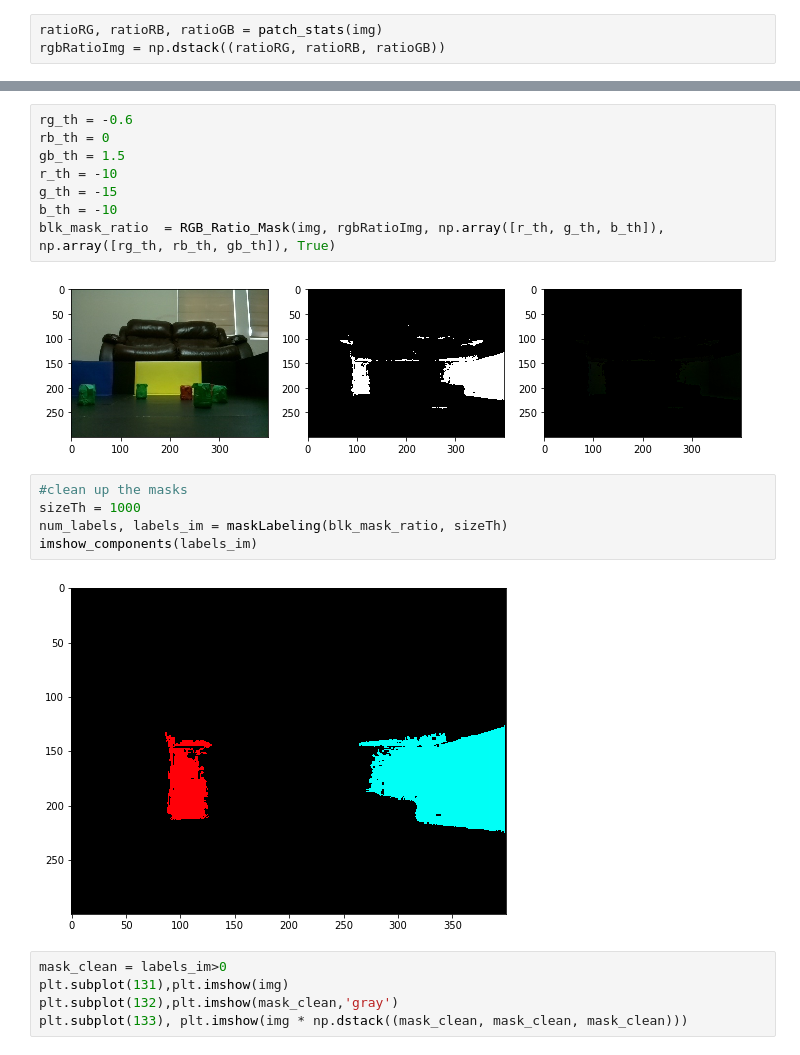
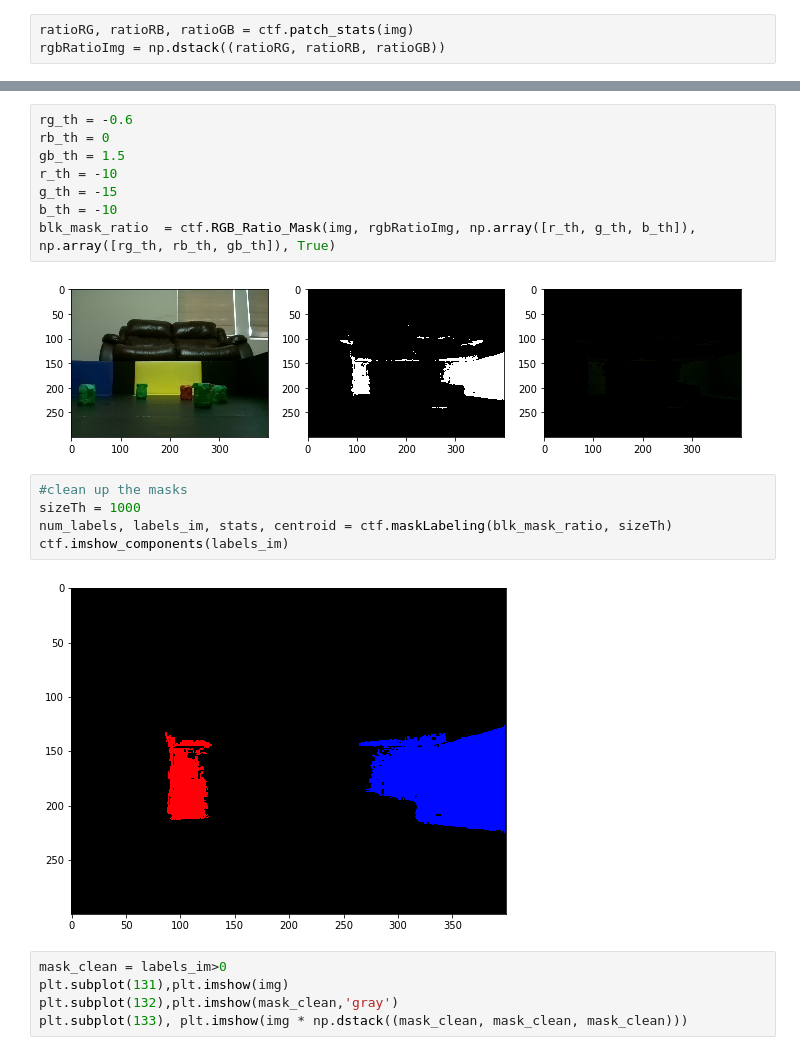
Before and after one commit to kittycattylollipop/raspberrypi, a Jupyter notebook: car_driving/opencvpy/color_target.ipynb, the cells around one changed output, grey strips where cells are left out. Drawn from its saved outputs; the diff is of its cells as text.

```diff
--- a/car_driving/opencvpy/color_target.ipynb
+++ b/car_driving/opencvpy/color_target.ipynb
@@ -35,7 +39,7 @@ plt.imshow(imgb,'gray')
 <matplotlib.image.AxesImage at 0x...>
 [figure]
 # %%
-ratioRG, ratioRB, ratioGB = patch_stats(img)
+ratioRG, ratioRB, ratioGB = ctf.patch_stats(img)
 rgbRatioImg = np.dstack((ratioRG, ratioRB, ratioGB))
 # %% [output]
 (120000, 3)
@@ -277,16 +281,16 @@ gb_th = 1.5
 r_th = -10
 g_th = -15
 b_th = -10
-blk_mask_ratio  = RGB_Ratio_Mask(img, rgbRatioImg, np.array([r_th, g_th, b_th]), np.array([rg_th, rb_th, gb_th]), True)
+blk_mask_ratio  = ctf.RGB_Ratio_Mask(img, rgbRatioImg, np.array([r_th, g_th, b_th]), np.array([rg_th, rb_th, gb_th]), True)
 # %% [output]
 [figure]
 # %%
 #clean up the masks
 sizeTh = 1000
-num_labels, labels_im = maskLabeling(blk_mask_ratio, sizeTh)
-imshow_components(labels_im)
+num_labels, labels_im, stats, centroid = ctf.maskLabeling(blk_mask_ratio, sizeTh)
+ctf.imshow_components(labels_im)
 # %% [output]
-[figure, old version]
+[figure, new version]
 # %%
 mask_clean = labels_im>0
 plt.subplot(131),plt.imshow(img)
```
Also changed, not shown: parts of 13 cells of this notebook, 1 other file.
